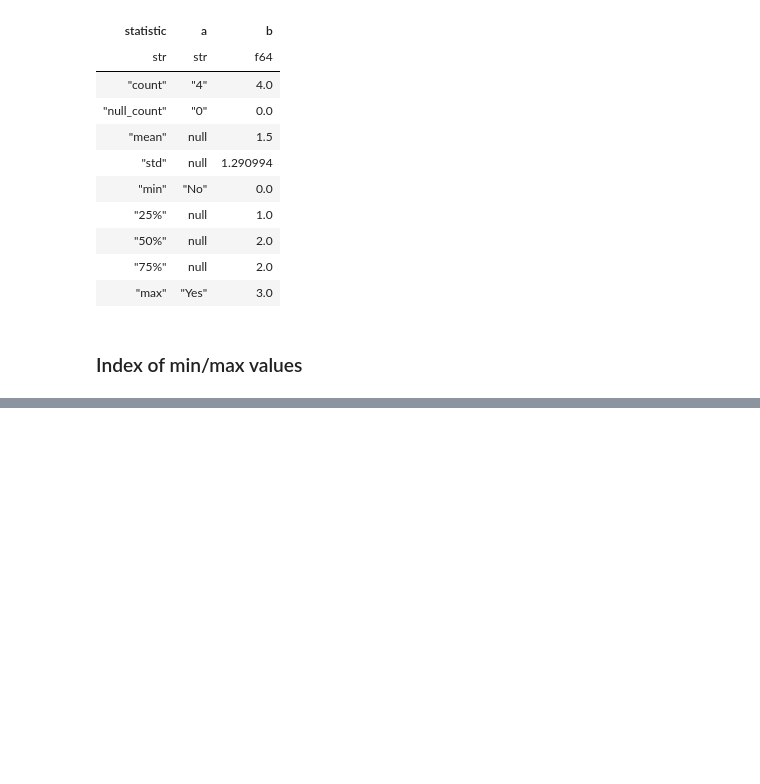
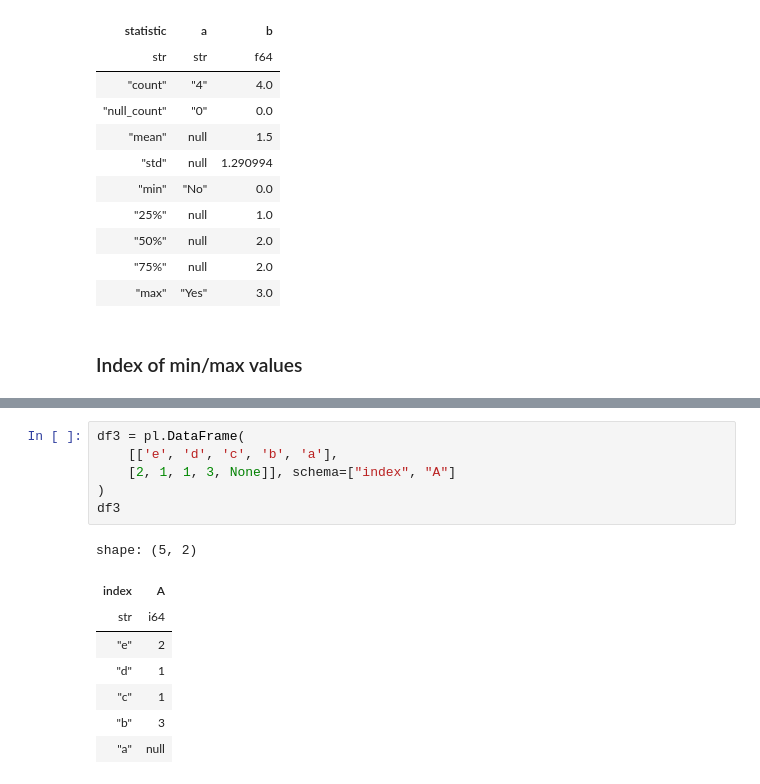
Before and after one commit to ruoyu0088/polars_guide, a Jupyter notebook: polars_guide/520_polars_pandas_basic.ipynb, the cells around one changed output, grey strips where cells are left out. Drawn from its saved outputs; the diff is of its cells as text; blank space fills up the shorter version.

```diff
--- a/polars_guide/520_polars_pandas_basic.ipynb
+++ b/polars_guide/520_polars_pandas_basic.ipynb
@@ -648,0 +702,15 @@ shape: (9, 3)
+# %%
+df3 = pl.DataFrame(
+    [['e', 'd', 'c', 'b', 'a'],
+    [2, 1, 1, 3, None]], schema=["index", "A"]
+)
+df3
+# %% [output]
+shape: (5, 2)
+| index | A |
+| str | i64 |
+| "e" | 2 |
+| "d" | 1 |
+| "c" | 1 |
+| "b" | 3 |
+| "a" | null |
```
Also changed, not shown: parts of 20 cells of this notebook, 2 other files.
